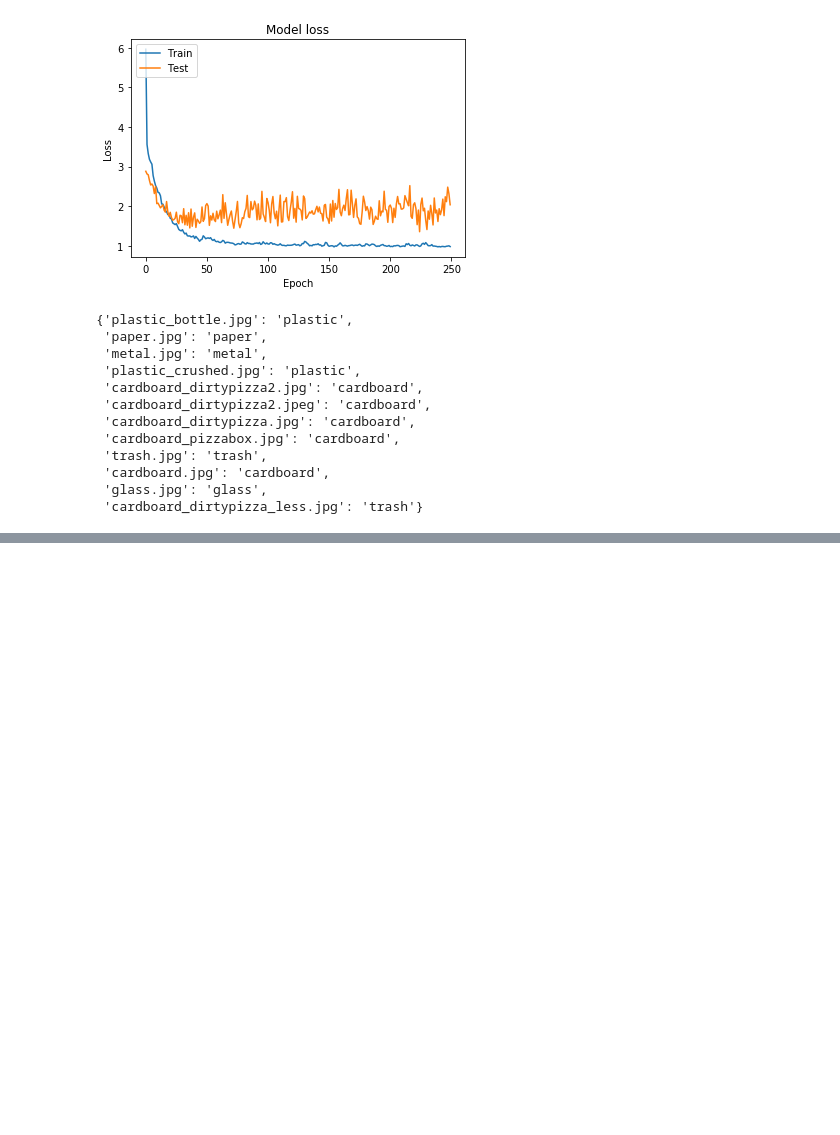
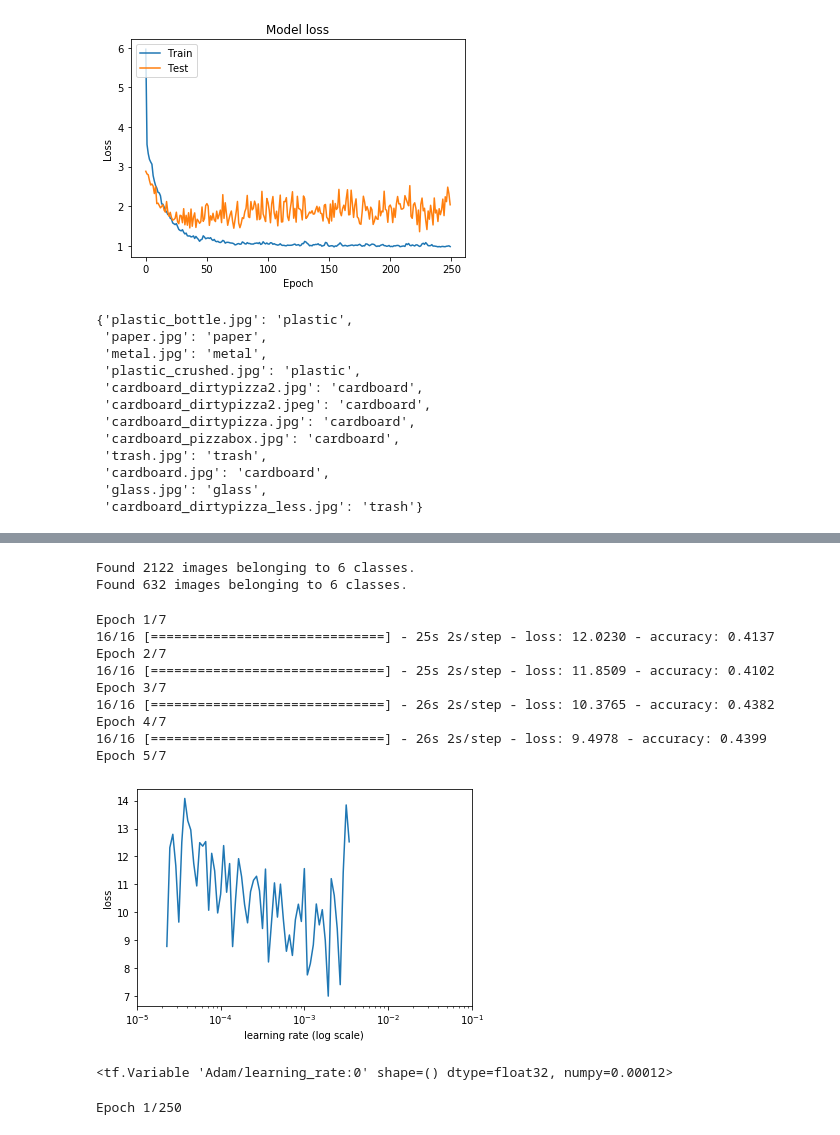
Before and after one commit to alssica/trash-classifier, a Jupyter notebook: CNN-Keras.ipynb, the cells around one changed output, grey strips where cells are left out. Saved outputs shown, nothing was run; the diff lists cells and outputs as text; code cells hidden in the pictures; blank space fills up the shorter version.

Commit message:
added vgg16 model

```diff
--- a/CNN-Keras.ipynb
+++ b/CNN-Keras.ipynb
@@ -629,0 +650,21 @@ test_model = load_model('model/vgg_8.h5')
+# %%
+from keras.applications import VGG16
+
+vgg16 = VGG16(weights='imagenet', include_top=False, input_shape=(img_w, img_h, 3))
+
+for layer in vgg16.layers:
+    layer.trainable = False
+
+# adding custom Layers
+x2 = vgg16.output
+x2 = Flatten()(x2)
+x2 = Dense(4096, activation="relu")(x2)
+x2 = Dropout(0.75)(x2)
+x2 = Dense(4096, activation="relu")(x2)
+x2 = Dropout(0.75)(x2)
+y2= Dense(num_classes, activation="softmax")(x2)
+
+combo_vgg16_1 = Model(input = vgg16.input, output = y2)
+combo_vgg16_1.compile(loss = "categorical_crossentropy",
+                  optimizer= keras.optimizers.Adam(learning_rate=lr),
+                  metrics=["accuracy"])
@@ -629,0 +694,47 @@ test_model = load_model('model/vgg_8.h5')
+# %%
+# regen
+X_train_df, X_test_df, y_train_df, y_test_df = split_and_aug(dict_df, 0.25)
+batch_size = 128
+train_gen = img_generator(train_path, img_w, img_h, batch_size)
+test_gen = img_generator(test_path, img_w, img_h, batch_size)
+# %% [output]
+Found 2122 images belonging to 6 classes.
+Found 632 images belonging to 6 classes.
+# %%
+from utils.lr_finder1 import LRFinder1
+lr_finder1 = LRFinder1(combo_vgg16_1)
+# lr_finder1 = LRFinder1(combo_res50_1)
+lr_finder1.find_generator(train_gen, 1e-5, 1e-1, epochs=7, steps_per_epoch=len(X_train_df) // batch_size)
+lr_finder1.restore_weights()
+lr_finder1.plot_loss()
+# %% [output]
+Epoch 1/7
+16/16 [==============================] - 25s 2s/step - loss: 12.0230 - accuracy: 0.4137
+Epoch 2/7
+16/16 [==============================] - 25s 2s/step - loss: 11.8509 - accuracy: 0.4102
+Epoch 3/7
+16/16 [==============================] - 26s 2s/step - loss: 10.3765 - accuracy: 0.4382
+Epoch 4/7
+16/16 [==============================] - 26s 2s/step - loss: 9.4978 - accuracy: 0.4399
+Epoch 5/7
+[figure, added]
+# %%
+import keras.backend as K
+
+K.set_value(combo_vgg16_1.optimizer.learning_rate, 0.00012)
+print(combo_vgg16_1.optimizer.learning_rate)
+# %% [output]
+<tf.Variable 'Adam/learning_rate:0' shape=() dtype=float32, numpy=0.00012>
+# %%
+# training model
+checkpoint_vgg16 = ModelCheckpoint('model/vgg16_1.h5', monitor='val_accuracy', verbose=1, save_best_only=True,save_weights_only=False, mode='auto')
+history_vgg16_1 = combo_vgg16_1.fit_generator(train_gen,
+                            validation_data=test_gen,
+                            steps_per_epoch=len(X_train_df) // batch_size,
+                            validation_steps=len(X_test_df) // batch_size,
+                            epochs=250,
+                            verbose=1,
+                            class_weight = class_weights,
+                            callbacks=[checkpoint_vgg16])
+# %% [output]
+Epoch 1/250
```
Also changed, not shown: parts of 8 cells of this notebook.
